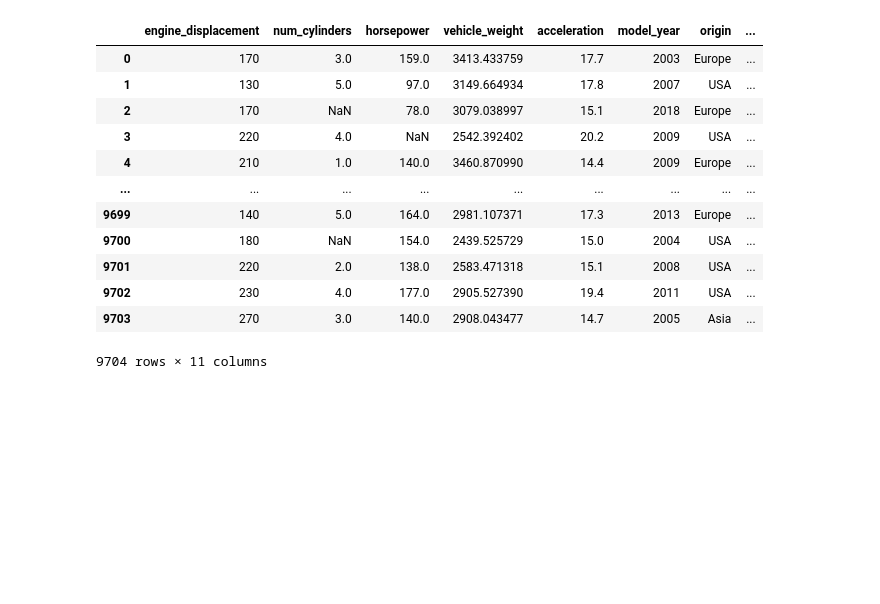
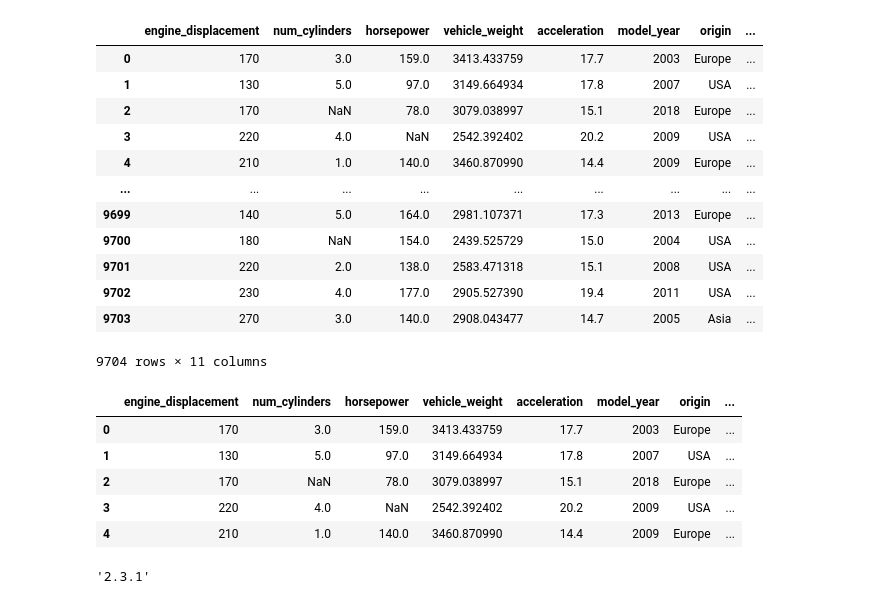
Before and after one commit to joeypinaroc/machine-learning-zoomcamp, a Jupyter notebook: 01-intro/Homework.ipynb, the cells around one changed output. Saved outputs shown, nothing was run; the diff lists cells and outputs as text; code cells hidden in the pictures; blank space fills up the shorter version.

```diff
--- a/01-intro/Homework.ipynb
+++ b/01-intro/Homework.ipynb
@@ -16,3 +16,18 @@ pd.read_csv('https://raw.githubusercontent.com/alexeygrigorev/datasets/master/ca
 | 9702 | 230 | 4.0 | 177.0 | 2905.527390 | 19.4 | 2011 | USA | ... |
 | 9703 | 270 | 3.0 | 140.0 | 2908.043477 | 14.7 | 2005 | Asia | ... |
 9704 rows × 11 columns
+# %%
+df = pd.read_csv('https://raw.githubusercontent.com/alexeygrigorev/datasets/master/car_fuel_efficiency.csv')
+# %%
+df.head()
+# %% [output]
+|  | engine_displacement | num_cylinders | horsepower | vehicle_weight | acceleration | model_year | origin | ... |
+| 0 | 170 | 3.0 | 159.0 | 3413.433759 | 17.7 | 2003 | Europe | ... |
+| 1 | 130 | 5.0 | 97.0 | 3149.664934 | 17.8 | 2007 | USA | ... |
+| 2 | 170 | NaN | 78.0 | 3079.038997 | 15.1 | 2018 | Europe | ... |
+| 3 | 220 | 4.0 | NaN | 2542.392402 | 20.2 | 2009 | USA | ... |
+| 4 | 210 | 1.0 | 140.0 | 3460.870990 | 14.4 | 2009 | Europe | ... |
+# %%
+pd.__version__
+# %% [output]
+'2.3.1'
```
Also changed, not shown: parts of 77 cells of this notebook.
